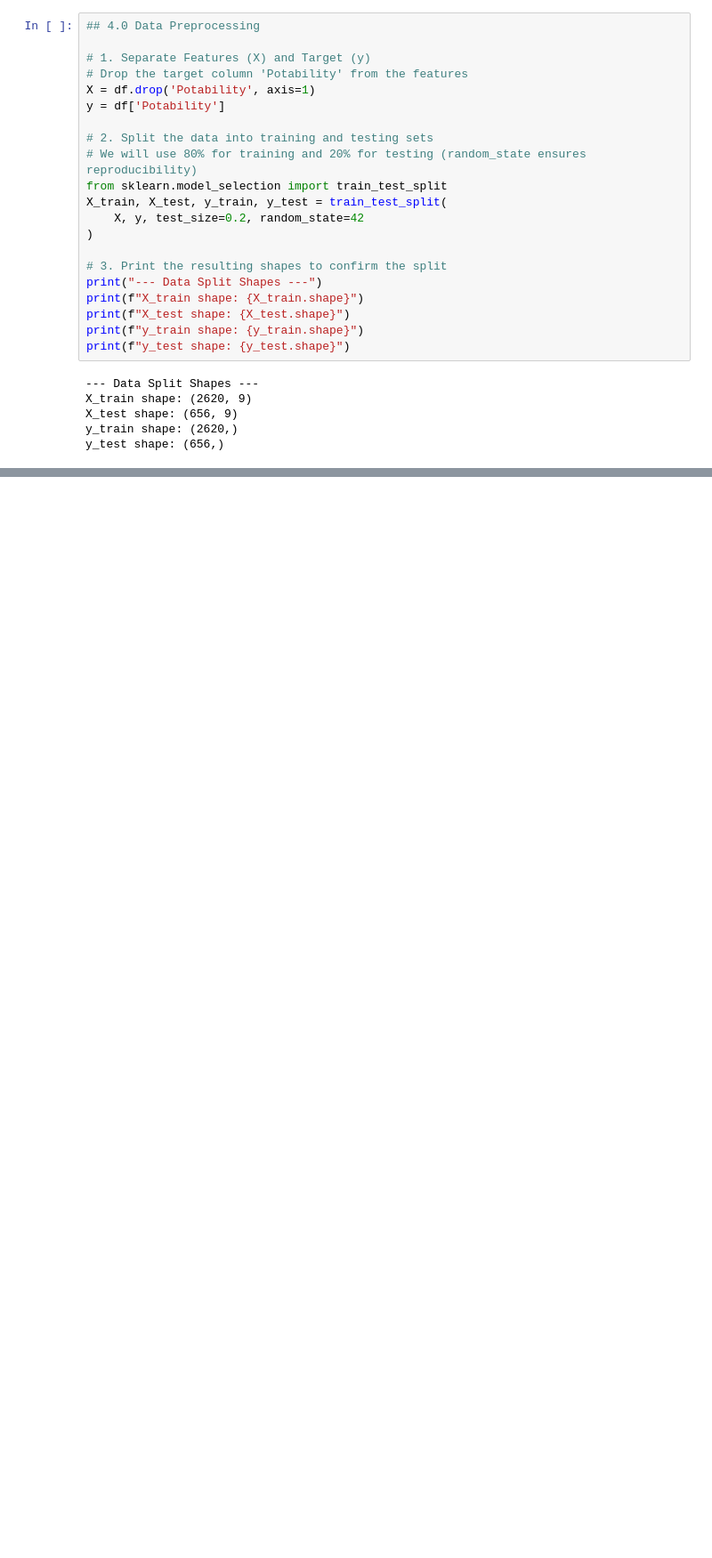
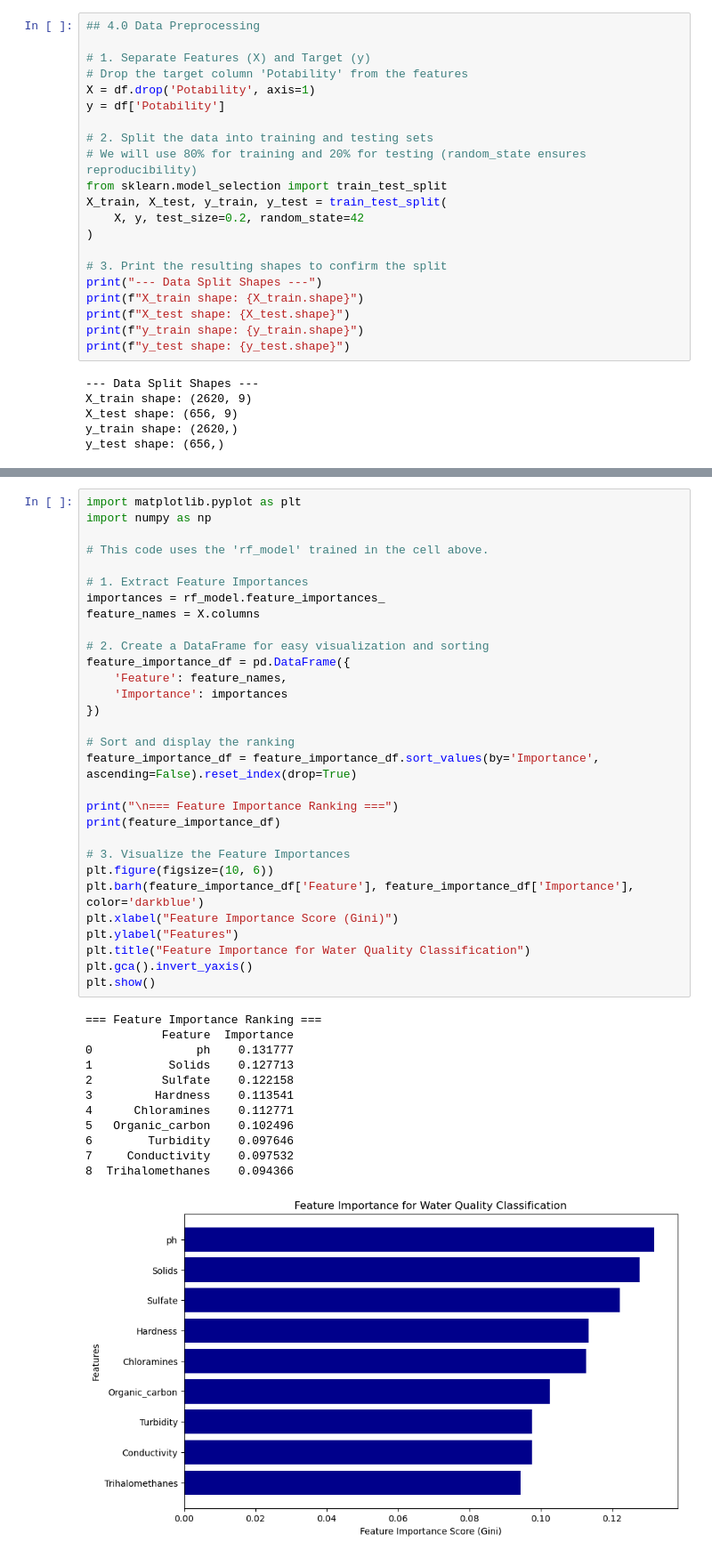
Before and after one commit to jonnyolap/jetty-ai-water-climate, a Jupyter notebook: notebooks/1.0-Water-Quality-Data-Acquisition.ipynb, the cells around one changed output, grey strips where cells are left out. Shown: that part at 89% size. Saved outputs shown, nothing was run; the diff lists cells and outputs as text; blank space fills up the shorter version.

```diff
--- a/notebooks/1.0-Water-Quality-Data-Acquisition.ipynb
+++ b/notebooks/1.0-Water-Quality-Data-Acquisition.ipynb
@@ -190,3 +304,46 @@ Model Training Complete. Generating Predictions...
+# %%
+import matplotlib.pyplot as plt
+import numpy as np
+
+# This code uses the 'rf_model' trained in the cell above.
+
+# 1. Extract Feature Importances
+importances = rf_model.feature_importances_
+feature_names = X.columns
+
+# 2. Create a DataFrame for easy visualization and sorting
+feature_importance_df = pd.DataFrame({
+    'Feature': feature_names,
+    'Importance': importances
+})
+
+# Sort and display the ranking
+feature_importance_df = feature_importance_df.sort_values(by='Importance', ascending=False).reset_index(drop=True)
+
+print("\n=== Feature Importance Ranking ===")
+print(feature_importance_df)
+
+# 3. Visualize the Feature Importances
+plt.figure(figsize=(10, 6))
+plt.barh(feature_importance_df['Feature'], feature_importance_df['Importance'], color='darkblue')
+plt.xlabel("Feature Importance Score (Gini)")
+plt.ylabel("Features")
+plt.title("Feature Importance for Water Quality Classification")
+plt.gca().invert_yaxis()
+plt.show()
+# %% [output]
+=== Feature Importance Ranking ===
+           Feature  Importance
+0               ph    0.131777
+1           Solids    0.127713
+2          Sulfate    0.122158
+3         Hardness    0.113541
+4      Chloramines    0.112771
+5   Organic_carbon    0.102496
+6        Turbidity    0.097646
+7     Conductivity    0.097532
+8  Trihalomethanes    0.094366
+[figure, added]
 # %%
 from sklearn.metrics import classification_report, confusion_matrix
 
```
Also changed, not shown: parts of 6 cells of this notebook, 1 other file.
